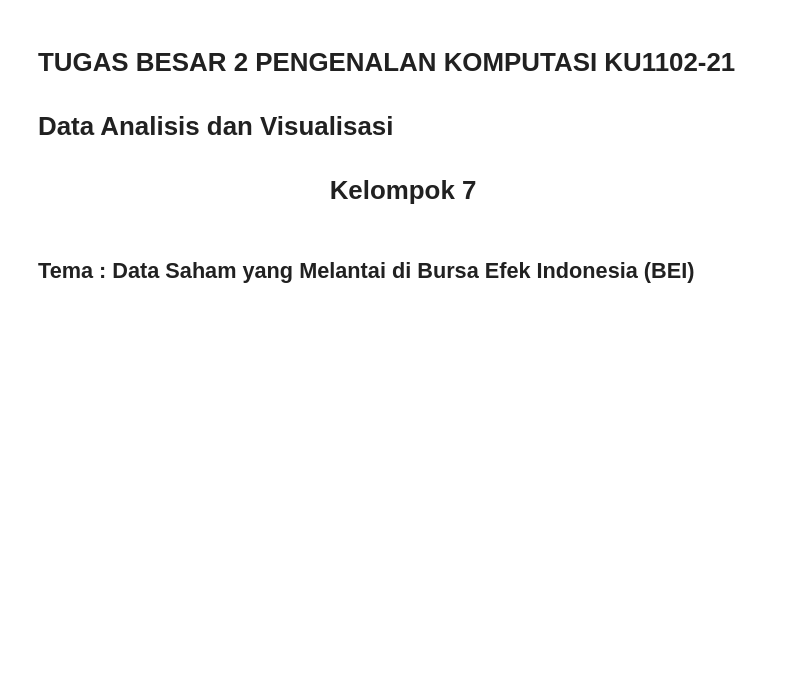
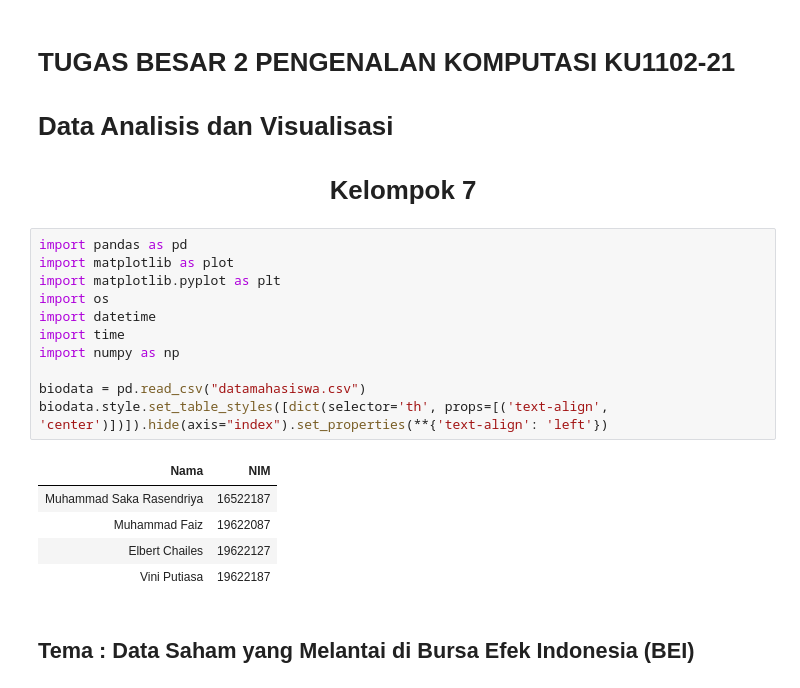
Before and after one commit to faizath/tubes-pengkom-2, a Jupyter notebook: sc_KU1102_21_08.ipynb, the cells around one changed output. Saved outputs shown, nothing was run; the diff lists cells and outputs as text; blank space fills up the shorter version.

```diff
--- a/sc_KU1102_21_08.ipynb
+++ b/sc_KU1102_21_08.ipynb
@@ -3,6 +3,23 @@
 # Data Analisis dan Visualisasi
 
 ### <h1><center>Kelompok 7</center></h1>
+# %%
+import pandas as pd
+import matplotlib as plot
+import matplotlib.pyplot as plt
+import os
+import datetime
+import time
+import numpy as np
+
+biodata = pd.read_csv("datamahasiswa.csv")
+biodata.style.set_table_styles([dict(selector='th', props=[('text-align', 'center')])]).hide(axis="index").set_properties(**{'text-align': 'left'})
+# %% [output]
+| Nama | NIM |
+| Muhammad Saka Rasendriya | 16522187 |
+| Muhammad Faiz | 19622087 |
+| Elbert Chailes | 19622127 |
+| Vini Putiasa | 19622187 |
 # %% [markdown]
 ## Tema : Data Saham yang Melantai di Bursa Efek Indonesia (BEI)
 # %% [markdown]
```
Also changed, not shown: parts of 1 cell of this notebook, 1 other file.
